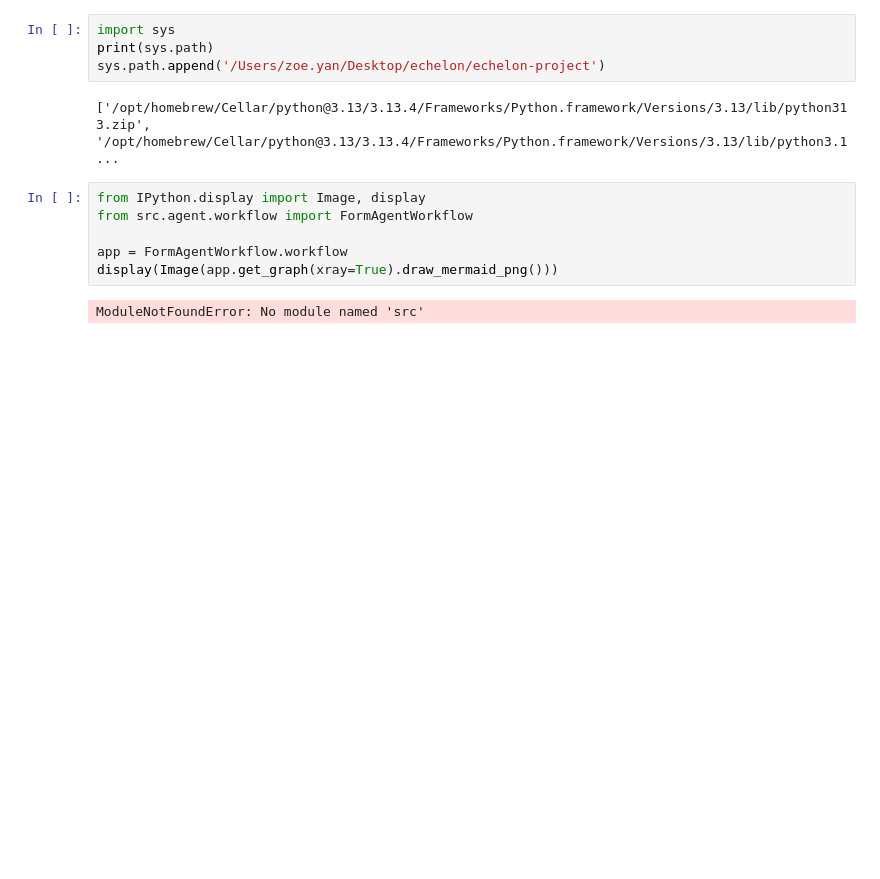
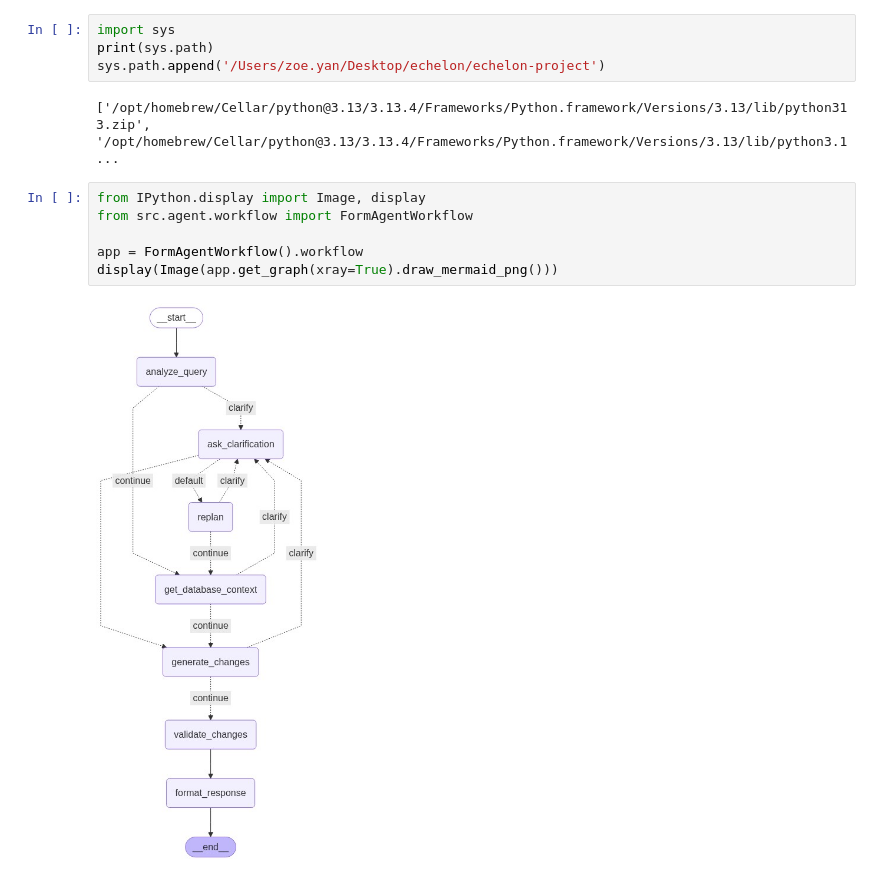
Before and after one commit to zoezyn/echelon-project, a Jupyter notebook: notebooks/visualization.ipynb, the cells around one changed output. Cells and saved outputs as stored; diff of their text form; blank space fills up the shorter version.

```diff
--- a/notebooks/visualization.ipynb
+++ b/notebooks/visualization.ipynb
@@ -7,8 +7,8 @@ sys.path.append('/Users/zoe.yan/Desktop/echelon/echelon-project')
 # %%
 from IPython.display import Image, display
 from src.agent.workflow import FormAgentWorkflow
 
-app = FormAgentWorkflow.workflow
+app = FormAgentWorkflow().workflow
 display(Image(app.get_graph(xray=True).draw_mermaid_png()))
 # %% [output]
-ModuleNotFoundError: No module named 'src'
+[figure, added]
```
Also changed, not shown: 2 other files.
